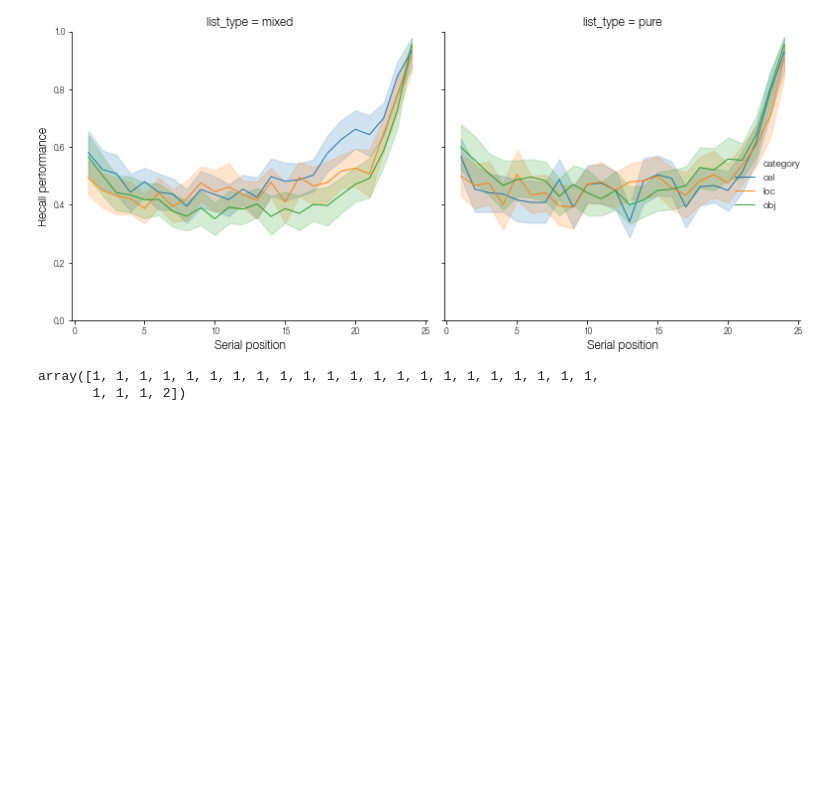
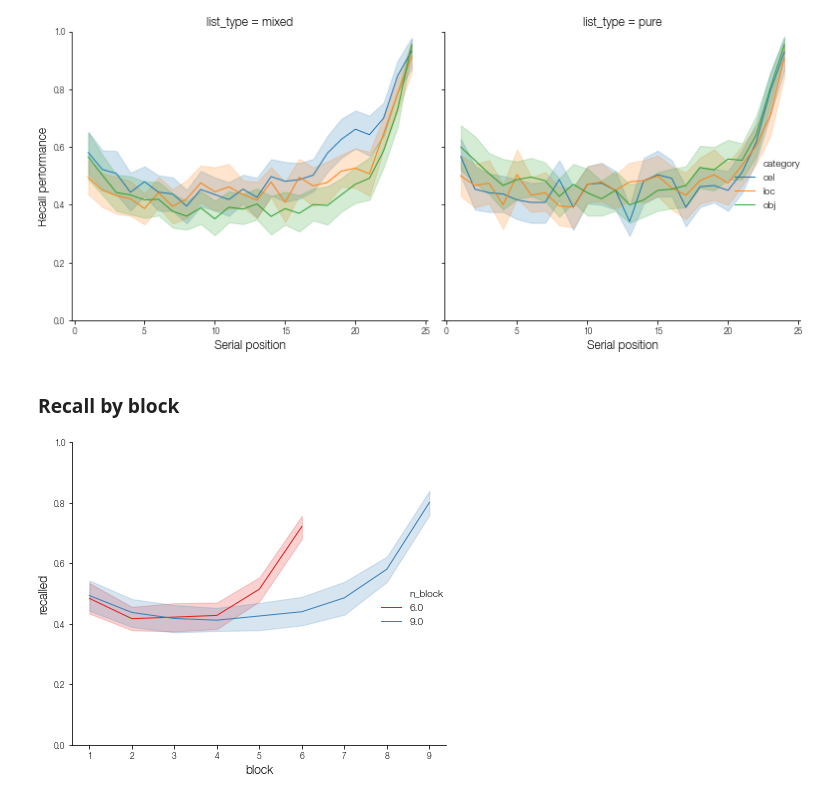
Before and after one commit to mortonne/psifr, a Jupyter notebook: jupyter/test_fr_raw.ipynb, the cells around one changed output. Drawn from its saved outputs; the diff is of its cells as text; code cells hidden in the pictures; blank space fills up the shorter version.

```diff
--- a/jupyter/test_fr_raw.ipynb
+++ b/jupyter/test_fr_raw.ipynb
@@ -168,19 +194,16 @@ g.set(ylim=(0, 1));
 g.set_axis_labels('Serial position', 'Recall performance');
 # %% [output]
 [figure]
-# %%
-def group_by_train(list1):
-    prev_category = ''
-    curr_train = 0
-    train = np.zeros(list1.shape[0], dtype=int)
-    for i, trial in list1.reset_index().iterrows():
-        if prev_category != trial.category:
-            curr_train += 1
-        train[i] = curr_train
-        prev_category = trial.category
-    return train
-
-group_by_train(list1)
-# %% [output]
-array([1, 1, 1, 1, 1, 1, 1, 1, 1, 1, 1, 1, 1, 1, 1, 1, 1, 1, 1, 1, 1, 1,
-       1, 1, 1, 2])
+# %% [markdown]
+### Recall by block
+# %%
+# block only really applies to mixed lists
+mixed = clean.loc[clean['list_type'] == 'mixed']
+
+# get recall by block, separated by the number of blocks in each list
+rec = mixed.groupby(['subject', 'list_type', 'n_block', 'block'])['recalled'].mean()
+g = sns.relplot(kind='line', x='block', y='recalled', palette=sns.color_palette('Set1', 2),
+                hue='n_block', data=rec.reset_index());
+g.set(ylim=(0, 1));
+# %% [output]
+[figure, added]
```
Also changed, not shown: parts of 14 cells of this notebook.
